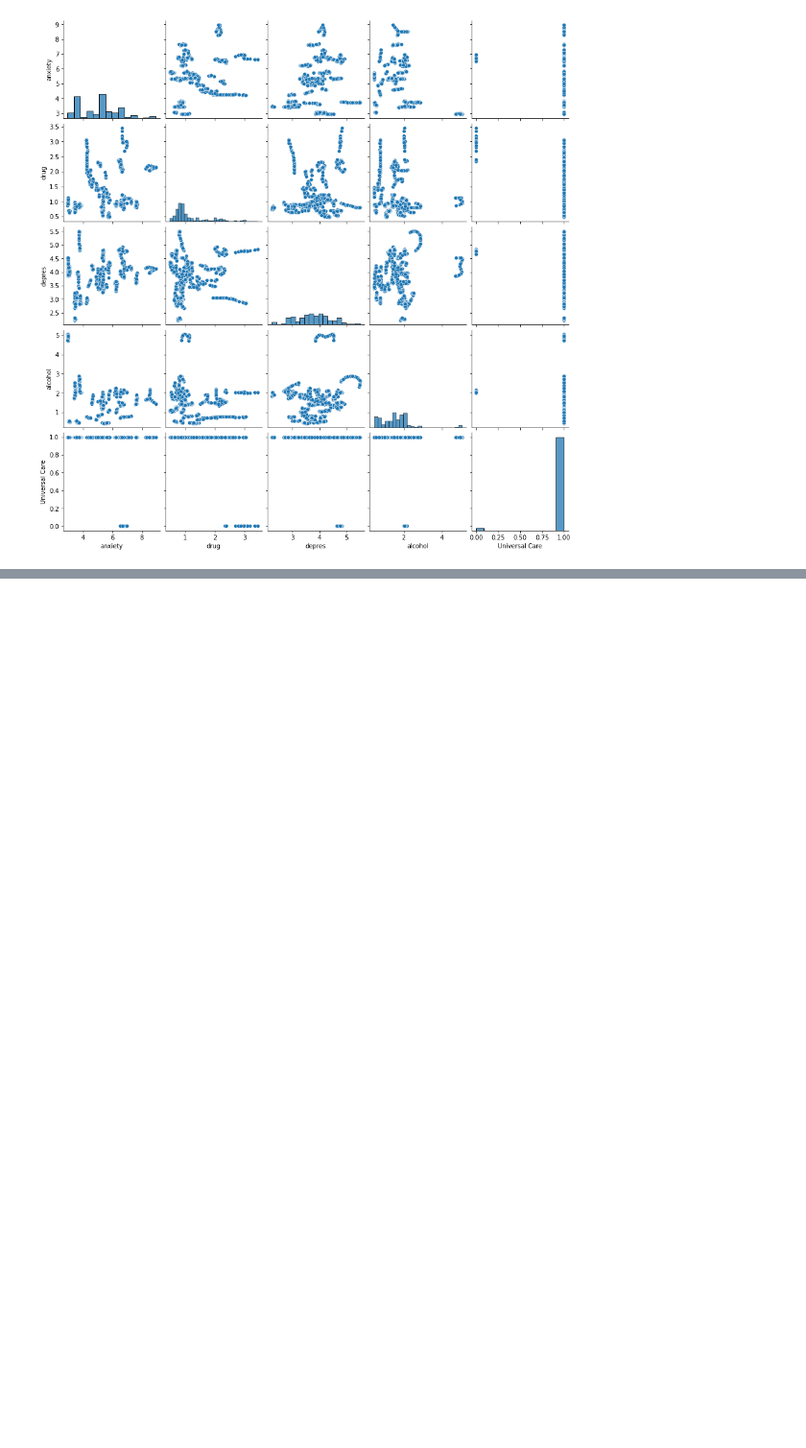
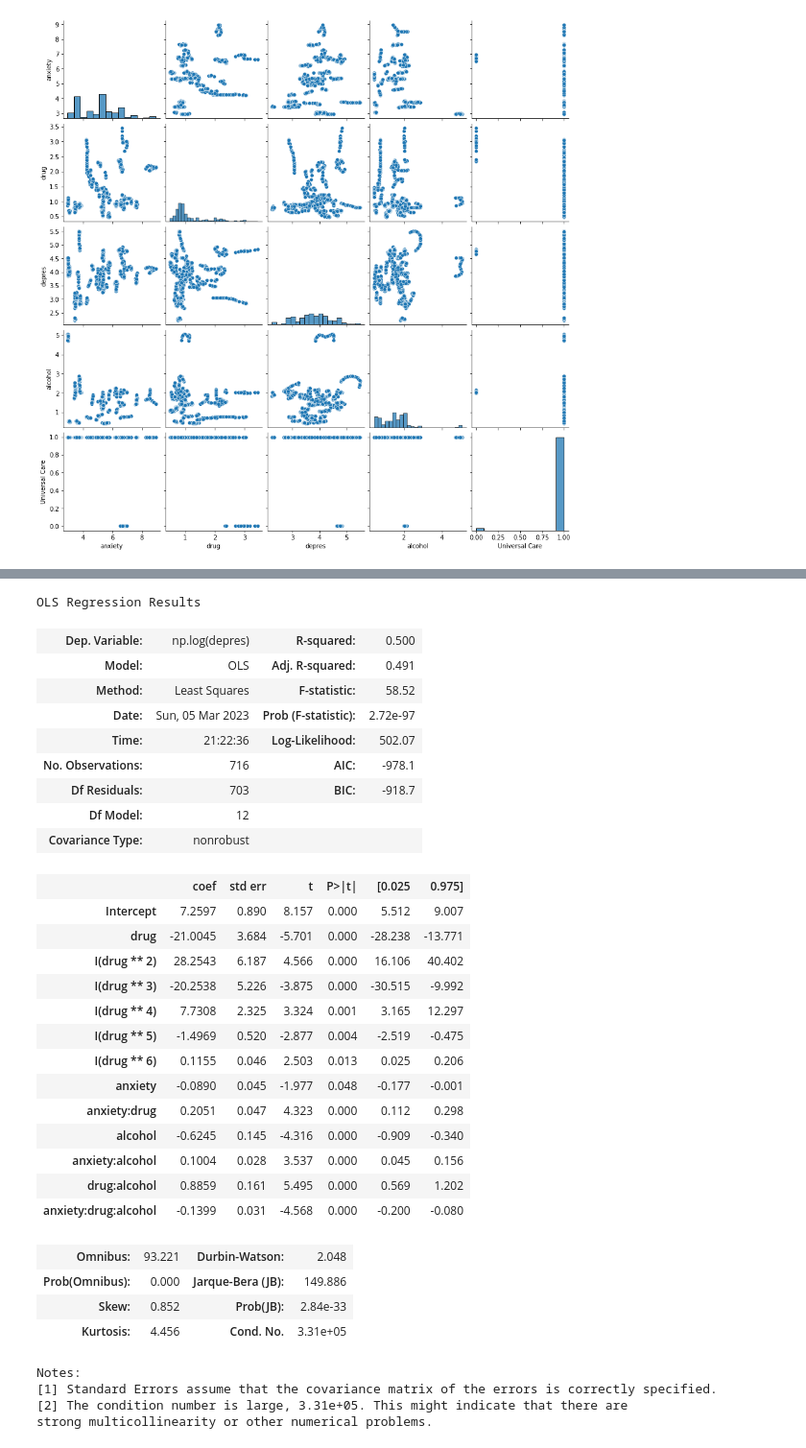
Before and after one commit to marlenealanis/stat-303-2-project, a Jupyter notebook: Project_dataframe.ipynb, the cells around one changed output, grey strips where cells are left out. Shown at 96% size. Saved outputs shown, nothing was run; the diff lists cells and outputs as text; code cells hidden in the pictures; blank space fills up the shorter version.

```diff
--- a/Project_dataframe.ipynb
+++ b/Project_dataframe.ipynb
@@ -190,2 +194,38 @@ OLS Regression Results
 Notes:
 [1] Standard Errors assume that the covariance matrix of the errors is correctly specified.
+# %%
+depres_obj = smf.ols(formula = 'np.log(depres)~drug+I(drug**2)+I(drug**3)+I(drug**4)+I(drug**5)+I(drug**6)+anxiety*drug*alcohol', data = train).fit()
+depres_obj.summary()
+# %% [output]
+OLS Regression Results
+| Dep. Variable: | np.log(depres) | R-squared: | 0.500 |
+| Model: | OLS | Adj. R-squared: | 0.491 |
+| Method: | Least Squares | F-statistic: | 58.52 |
+| Date: | Sun, 05 Mar 2023 | Prob (F-statistic): | 2.72e-97 |
+| Time: | 21:22:36 | Log-Likelihood: | 502.07 |
+| No. Observations: | 716 | AIC: | -978.1 |
+| Df Residuals: | 703 | BIC: | -918.7 |
+| Df Model: | 12 |  |  |
+| Covariance Type: | nonrobust |  |  |
+|  | coef | std err | t | P>|t| | [0.025 | 0.975] |
+| Intercept | 7.2597 | 0.890 | 8.157 | 0.000 | 5.512 | 9.007 |
+| drug | -21.0045 | 3.684 | -5.701 | 0.000 | -28.238 | -13.771 |
+| I(drug ** 2) | 28.2543 | 6.187 | 4.566 | 0.000 | 16.106 | 40.402 |
+| I(drug ** 3) | -20.2538 | 5.226 | -3.875 | 0.000 | -30.515 | -9.992 |
+| I(drug ** 4) | 7.7308 | 2.325 | 3.324 | 0.001 | 3.165 | 12.297 |
+| I(drug ** 5) | -1.4969 | 0.520 | -2.877 | 0.004 | -2.519 | -0.475 |
+| I(drug ** 6) | 0.1155 | 0.046 | 2.503 | 0.013 | 0.025 | 0.206 |
+| anxiety | -0.0890 | 0.045 | -1.977 | 0.048 | -0.177 | -0.001 |
+| anxiety:drug | 0.2051 | 0.047 | 4.323 | 0.000 | 0.112 | 0.298 |
+| alcohol | -0.6245 | 0.145 | -4.316 | 0.000 | -0.909 | -0.340 |
+| anxiety:alcohol | 0.1004 | 0.028 | 3.537 | 0.000 | 0.045 | 0.156 |
+| drug:alcohol | 0.8859 | 0.161 | 5.495 | 0.000 | 0.569 | 1.202 |
+| anxiety:drug:alcohol | -0.1399 | 0.031 | -4.568 | 0.000 | -0.200 | -0.080 |
+| Omnibus: | 93.221 | Durbin-Watson: | 2.048 |
+| Prob(Omnibus): | 0.000 | Jarque-Bera (JB): | 149.886 |
+| Skew: | 0.852 | Prob(JB): | 2.84e-33 |
+| Kurtosis: | 4.456 | Cond. No. | 3.31e+05 |
+Notes:
+[1] Standard Errors assume that the covariance matrix of the errors is correctly specified.
+[2] The condition number is large, 3.31e+05. This might indicate that there are
+strong multicollinearity or other numerical problems.
```
Also changed, not shown: parts of 6 cells of this notebook.
